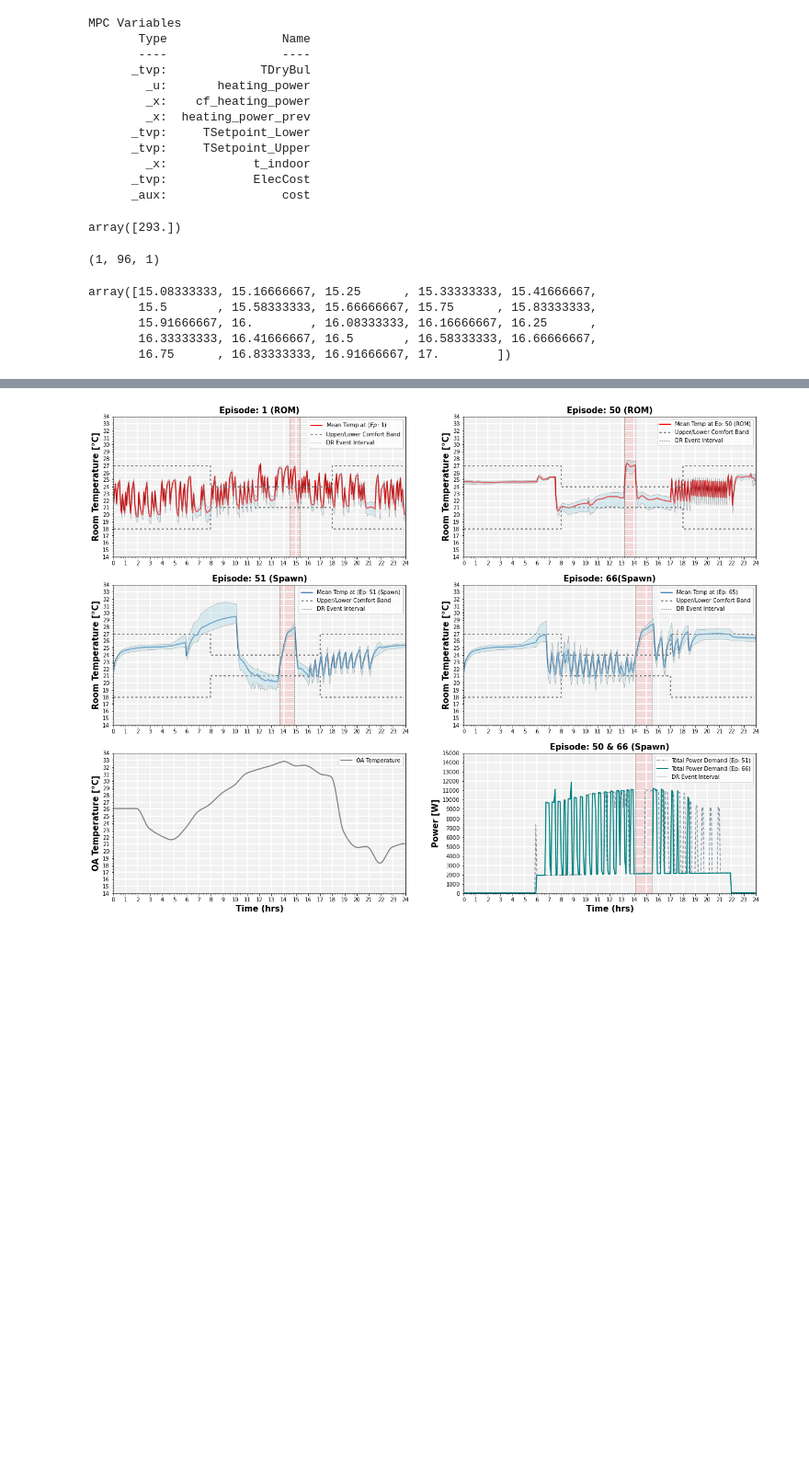
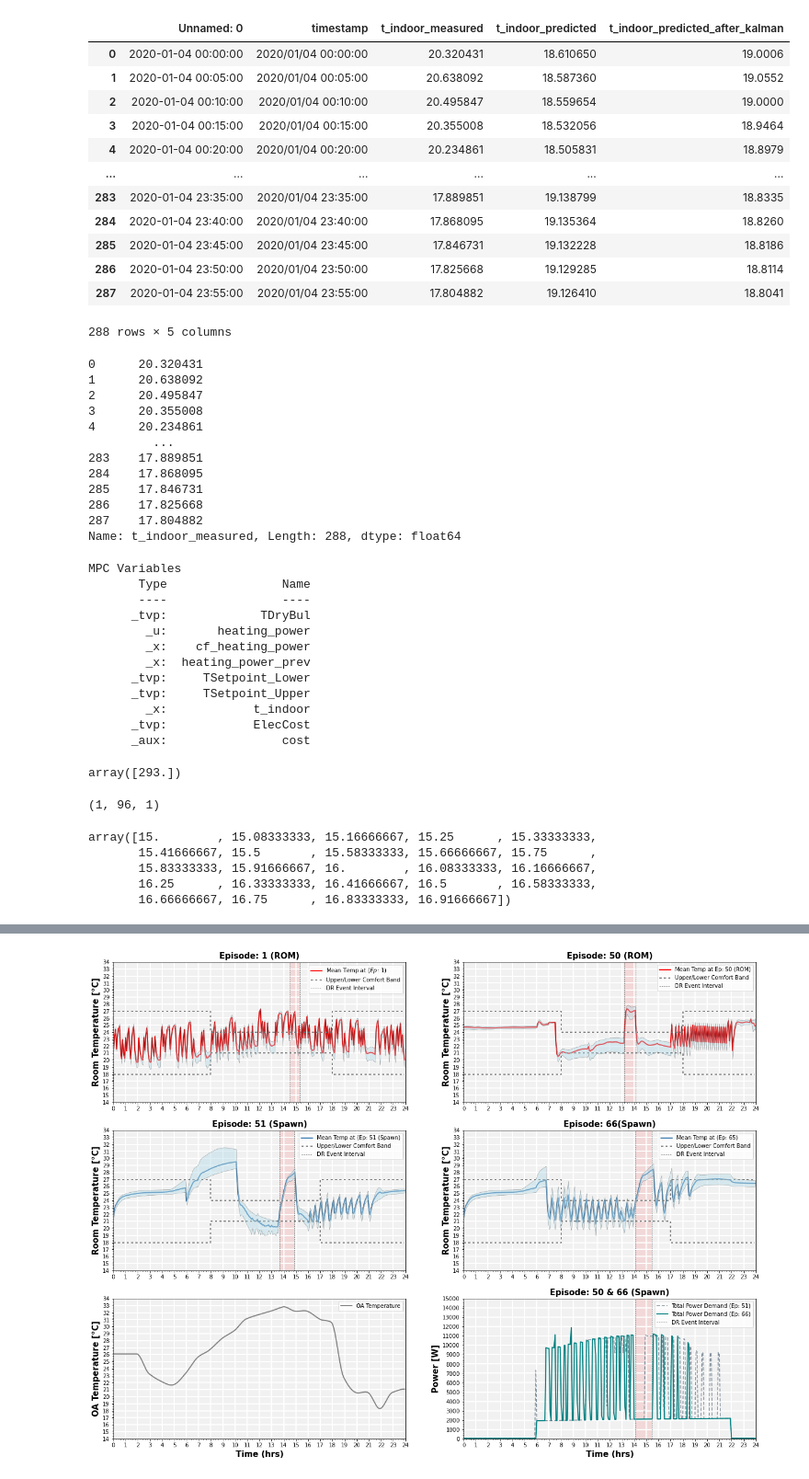
Before and after one commit to henze-research-group/MODRLC, a Jupyter notebook: examples/python/dompc/results/plotting.ipynb, the cells around one changed output, grey strips where cells are left out. Shown at 92% size. Drawn from its saved outputs; the diff is of its cells as text; code cells hidden in the pictures; blank space fills up the shorter version.

```diff
--- a/examples/python/dompc/results/plotting.ipynb
+++ b/examples/python/dompc/results/plotting.ipynb
@@ -12,63 +12,96 @@ import pathlib
 from matplotlib.patches import Polygon
 import pickle
 # %%
-results_folder = 'som3_mpc_boptest'
+# results_folder = 'som3_mpc_boptest'
+results_folder = 'som3_mpc_nodr_boptest'
 results_file = Path('.').resolve() / results_folder /'do_mpc_results.pkl'
 if results_file.exists():
     with open(results_file, 'rb') as f:
         results = pickle.load(f)
+
+# read in the historian.csv file, because that is where the actual temperatures are stored at the moment.
+historian_file = Path('.').resolve() / results_folder / 'historian.csv'
+historian = pd.read_csv(historian_file)
+
+display(historian)
+display(historian['t_indoor_measured'])
 
 # print(results['_x', 't_indoor'])
 
 variables = results['mpc'].result_queries
 print('MPC Variables')
 print(f"{'Type':>11}{'Name':>20}")
 print(f"{'----':>11}{'----':>20}")
 for v in variables['ind']:
     if len(v) > 2:
         continue
     print(f"{v[0]:>10}:{v[1]:>20}")
 
 # display(results['mpc'].data_fields)
 display(results['mpc']['_x', 't_indoor'][0])
 out = results['mpc'].prediction(('_u','heating_power'), t_ind=3)
 display(out.shape)
 # display(out[0])
 
 # calculate the time axis as fraction of hours starting at t=0
 sim_data = results['mpc']
 # use np array to allow for the mask
 time_data = np.array([x * (5/60) for x in range(sim_data['_x', 't_indoor'].size)])
 
 # parse out the dr_start and dr_end. Use the elec cost is greater than 10.
 elec_cost = sim_data['_tvp', 'ElecCost']
 isevent = (elec_cost > 10).flatten()
 # display(list(isevent))
 display(time_data[isevent])
 
 # manually set the fields below based on the data
 dr_start_1 = 15
 dr_end_1   = 17
 # %% [output]
+|  | Unnamed: 0 | timestamp | t_indoor_measured | t_indoor_predicted | t_indoor_predicted_after_kalman |
+| 0 | 2020-01-04 00:00:00 | 2020/01/04 00:00:00 | 20.320431 | 18.610650 | 19.0006 |
+| 1 | 2020-01-04 00:05:00 | 2020/01/04 00:05:00 | 20.638092 | 18.587360 | 19.0552 |
+| 2 | 2020-01-04 00:10:00 | 2020/01/04 00:10:00 | 20.495847 | 18.559654 | 19.0000 |
+| 3 | 2020-01-04 00:15:00 | 2020/01/04 00:15:00 | 20.355008 | 18.532056 | 18.9464 |
+| 4 | 2020-01-04 00:20:00 | 2020/01/04 00:20:00 | 20.234861 | 18.505831 | 18.8979 |
+| ... | ... | ... | ... | ... | ... |
+| 283 | 2020-01-04 23:35:00 | 2020/01/04 23:35:00 | 17.889851 | 19.138799 | 18.8335 |
+| 284 | 2020-01-04 23:40:00 | 2020/01/04 23:40:00 | 17.868095 | 19.135364 | 18.8260 |
+| 285 | 2020-01-04 23:45:00 | 2020/01/04 23:45:00 | 17.846731 | 19.132228 | 18.8186 |
+| 286 | 2020-01-04 23:50:00 | 2020/01/04 23:50:00 | 17.825668 | 19.129285 | 18.8114 |
+| 287 | 2020-01-04 23:55:00 | 2020/01/04 23:55:00 | 17.804882 | 19.126410 | 18.8041 |
-MPC Variables
-       Type                Name
-       ----                ----
-      _tvp:             TDryBul
-        _u:       heating_power
-        _x:    cf_heating_power
-        _x:  heating_power_prev
-      _tvp:     TSetpoint_Lower
-      _tvp:     TSetpoint_Upper
-        _x:            t_indoor
-      _tvp:            ElecCost
-      _aux:                cost
+288 rows × 5 columns
-array([293.])
+0      20.320431
+1      20.638092
+2      20.495847
+3      20.355008
+4      20.234861
+         ...
+283    17.889851
+284    17.868095
+285    17.846731
+286    17.825668
+287    17.804882
+Name: t_indoor_measured, Length: 288, dtype: float64
-(1, 96, 1)
+MPC Variables
+       Type                Name
+       ----                ----
+      _tvp:             TDryBul
+        _u:       heating_power
+        _x:    cf_heating_power
+        _x:  heating_power_prev
+      _tvp:     TSetpoint_Lower
+      _tvp:     TSetpoint_Upper
+        _x:            t_indoor
+      _tvp:            ElecCost
+      _aux:                cost
-array([15.08333333, 15.16666667, 15.25      , 15.33333333, 15.41666667,
-       15.5       , 15.58333333, 15.66666667, 15.75      , 15.83333333,
-       15.91666667, 16.        , 16.08333333, 16.16666667, 16.25      ,
-       16.33333333, 16.41666667, 16.5       , 16.58333333, 16.66666667,
-       16.75      , 16.83333333, 16.91666667, 17.        ])
+array([293.])
+(1, 96, 1)
+array([15.        , 15.08333333, 15.16666667, 15.25      , 15.33333333,
+       15.41666667, 15.5       , 15.58333333, 15.66666667, 15.75      ,
+       15.83333333, 15.91666667, 16.        , 16.08333333, 16.16666667,
+       16.25      , 16.33333333, 16.41666667, 16.5       , 16.58333333,
+       16.66666667, 16.75      , 16.83333333, 16.91666667])
 # %%
 # Test plotting some variables
 
```
Also changed, not shown: parts of 3 cells of this notebook, 22 other files.
